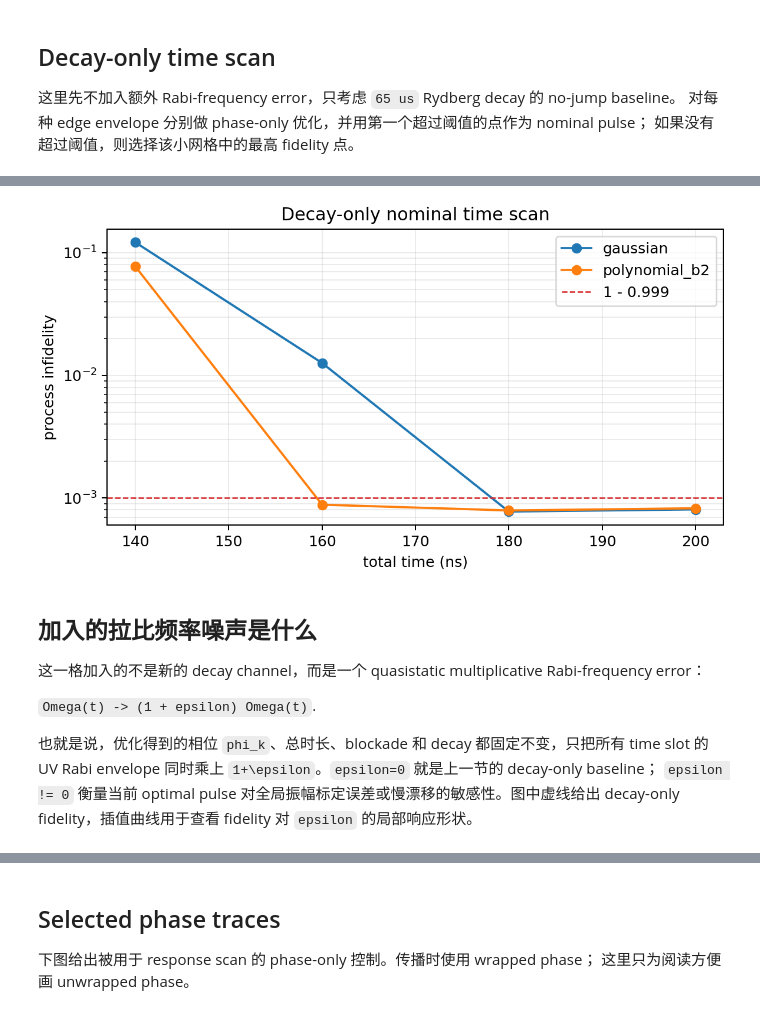
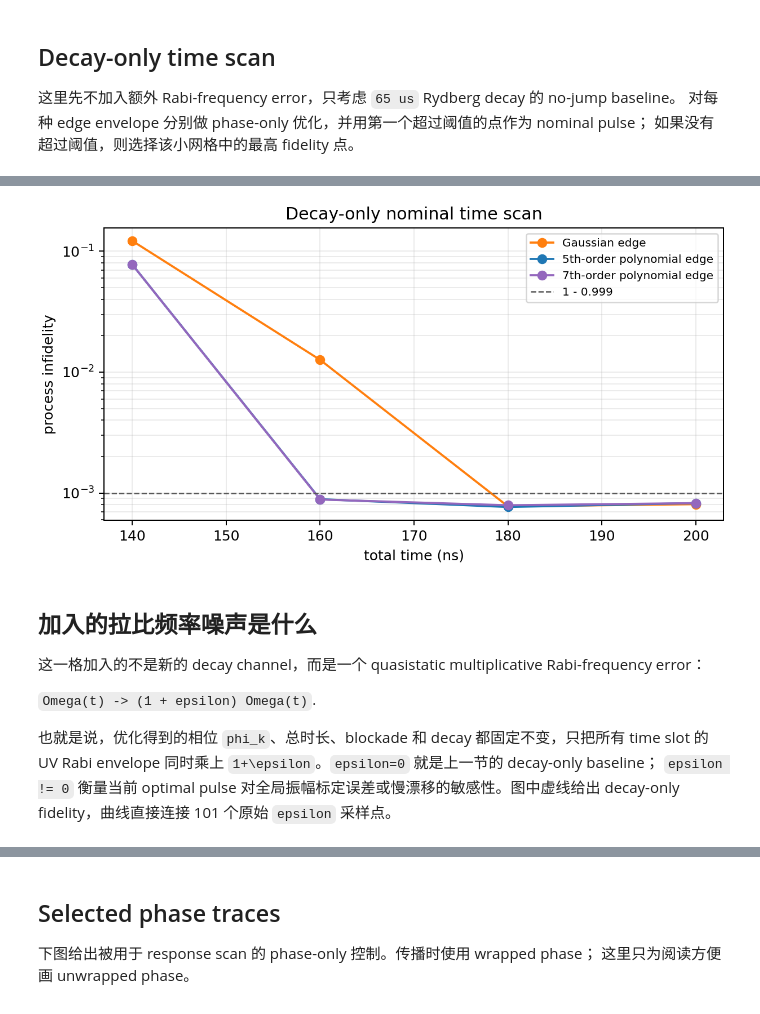
Before and after one commit to Eris-li/Noise-Tolerant-Quantum-Control-Optimization, a Jupyter notebook: notebooks/yb171_uv_rabi_noise_timeoptimal_phase_response.ipynb, the cells around one changed output, grey strips where cells are left out. Cells and saved outputs as stored; diff of their text form; code cells hidden in the pictures.

```diff
--- a/notebooks/yb171_uv_rabi_noise_timeoptimal_phase_response.ipynb
+++ b/notebooks/yb171_uv_rabi_noise_timeoptimal_phase_response.ipynb
@@ -368,6 +389,24 @@ BASE_CONFIG = UVRabiNoiseConfig(
 )
 GAUSSIAN_CONFIG = BASE_CONFIG
 POLYNOMIAL_CONFIG = replace(BASE_CONFIG, edge_kind="polynomial_b2")
+SMOOTHSTEP5_CONFIG = replace(BASE_CONFIG, edge_kind="smoothstep5")
+
+CONFIG_BY_EDGE = {
+    "gaussian": GAUSSIAN_CONFIG,
+    "smoothstep5": SMOOTHSTEP5_CONFIG,
+    "polynomial_b2": POLYNOMIAL_CONFIG,
+}
+
+EDGE_COLORS = {
+    "gaussian": "tab:orange",
+    "smoothstep5": "tab:blue",
+    "polynomial_b2": "tab:purple",
+}
+EDGE_LABELS = {
+    "gaussian": "Gaussian edge",
+    "smoothstep5": "5th-order polynomial edge",
+    "polynomial_b2": "7th-order polynomial edge",
+}
 
 TIME_GRID_NS = [140.0, 160.0, 180.0, 200.0]
 EPSILON_VALUES = np.linspace(-0.05, 0.05, 101, dtype=np.float64)
@@ -376,6 +415,7 @@ ARTIFACT_DIR.mkdir(parents=True, exist_ok=True)
 
 print(BASE_CONFIG)
 print(f"Time scan grid: {TIME_GRID_NS} ns")
+print(f"Edge kinds: {list(CONFIG_BY_EDGE)}")
 print(f"Rabi fractional error scan: {EPSILON_VALUES[0]:+.3f} to {EPSILON_VALUES[-1]:+.3f} with {len(EPSILON_VALUES)} points")
 print(f"Artifact directory: {ARTIFACT_DIR}")
 # %% [output]
@@ -419,14 +469,15 @@ Saved envelope comparison plot: artifacts/v5/uv_rabi_noise_timeoptimal_phase_res
 all_scan_rows = []
 selected_by_edge = {}
 selection_kind_by_edge = {}
+seed_offsets = {"gaussian": 0, "smoothstep5": 400000, "polynomial_b2": 200000}
 
-for config, seed_offset in [(GAUSSIAN_CONFIG, 0), (POLYNOMIAL_CONFIG, 200000)]:
-    rows, selected, selection_kind = run_time_scan(config, TIME_GRID_NS, seed_offset=seed_offset)
+for edge_kind, config in CONFIG_BY_EDGE.items():
+    rows, selected, selection_kind = run_time_scan(config, TIME_GRID_NS, seed_offset=seed_offsets[edge_kind])
     all_scan_rows.extend(rows)
-    selected_by_edge[config.edge_kind] = selected
-    selection_kind_by_edge[config.edge_kind] = selection_kind
+    selected_by_edge[edge_kind] = selected
+    selection_kind_by_edge[edge_kind] = selection_kind
     print(
-        f"Selected {config.edge_kind}: T={selected['total_time_ns']:.1f} ns "
+        f"Selected {edge_kind}: T={selected['total_time_ns']:.1f} ns "
         f"({selection_kind}), decay-only F_process={selected['process_fidelity']:.9f}"
     )
 
@@ -451,17 +502,24 @@ with scan_csv.open("w", newline="", encoding="utf-8") as handle:
     for row in all_scan_rows:
         writer.writerow({key: row[key] for key in columns})
 
-fig, ax = plt.subplots(figsize=(6.5, 3.5), constrained_layout=True)
-for edge_kind in ["gaussian", "polynomial_b2"]:
+fig, ax = plt.subplots(figsize=(6.8, 3.6), constrained_layout=True)
+for edge_kind in CONFIG_BY_EDGE:
     group = [row for row in all_scan_rows if row["edge_kind"] == edge_kind]
-    ax.plot([row["total_time_ns"] for row in group], [1.0 - row["process_fidelity"] for row in group], marker="o", lw=1.5, label=edge_kind)
-ax.axhline(1.0 - BASE_CONFIG.target_threshold, color="tab:red", ls="--", lw=1.0, label=f"1 - {BASE_CONFIG.target_threshold}")
+    ax.plot(
+        [row["total_time_ns"] for row in group],
+        [1.0 - row["process_fidelity"] for row in group],
+        marker="o",
+        lw=1.5,
+        color=EDGE_COLORS[edge_kind],
+        label=EDGE_LABELS[edge_kind],
+    )
+ax.axhline(1.0 - BASE_CONFIG.target_threshold, color="0.35", ls="--", lw=1.0, label=f"1 - {BASE_CONFIG.target_threshold}")
 ax.set_yscale("log")
 ax.set_xlabel("total time (ns)")
 ax.set_ylabel("process infidelity")
 ax.set_title("Decay-only nominal time scan")
 ax.grid(alpha=0.25, which="both")
-ax.legend()
+ax.legend(fontsize=8)
 time_scan_png = ARTIFACT_DIR / "time_scan_process_infidelity.png"
 fig.savefig(time_scan_png, dpi=180)
 plt.close(fig)
@@ -477,12 +540,12 @@ Selected gaussian: T=180.0 ns (first above threshold), decay-only F_process=0.99
 polynomial_b2 T= 140.0 ns  F_process=0.922711934  loss=7.362e-02  success=True nit=106
 polynomial_b2 T= 160.0 ns  F_process=0.999117062  loss=8.817e-04  success=True nit=98
 polynomial_b2 T= 180.0 ns  F_process=0.999208139  loss=7.918e-04  success=False nit=110
 polynomial_b2 T= 200.0 ns  F_process=0.999175034  loss=8.248e-04  success=False nit=110
 Selected polynomial_b2: T=160.0 ns (first above threshold), decay-only F_process=0.999117062
 Saved scan JSON: artifacts/v5/uv_rabi_noise_timeoptimal_phase_response_20260603/time_scan_results.json
 Saved scan CSV:  artifacts/v5/uv_rabi_noise_timeoptimal_phase_response_20260603/time_scan_results.csv
 Saved scan plot: artifacts/v5/uv_rabi_noise_timeoptimal_phase_response_20260603/time_scan_process_infidelity.png
-[figure, old version]
+[figure, new version]
 # %% [markdown]
 ## 加入的拉比频率噪声是什么
 
@@ -493,6 +556,6 @@ Saved scan plot: artifacts/v5/uv_rabi_noise_timeoptimal_phase_response_20260603/
 也就是说，优化得到的相位 `phi_k`、总时长、blockade 和 decay 都固定不变，只把所有 time slot
 的 UV Rabi envelope 同时乘上 `1+\epsilon`。`epsilon=0` 就是上一节的 decay-only baseline；
 `epsilon != 0` 衡量当前 optimal pulse 对全局振幅标定误差或慢漂移的敏感性。图中虚线给出
-decay-only fidelity，插值曲线用于查看 fidelity 对 `epsilon` 的局部响应形状。
+decay-only fidelity，曲线直接连接 101 个原始 `epsilon` 采样点。
 # %%
 response_rows_by_edge = {}
```
Also changed, not shown: parts of 7 cells of this notebook, 11 other files.
